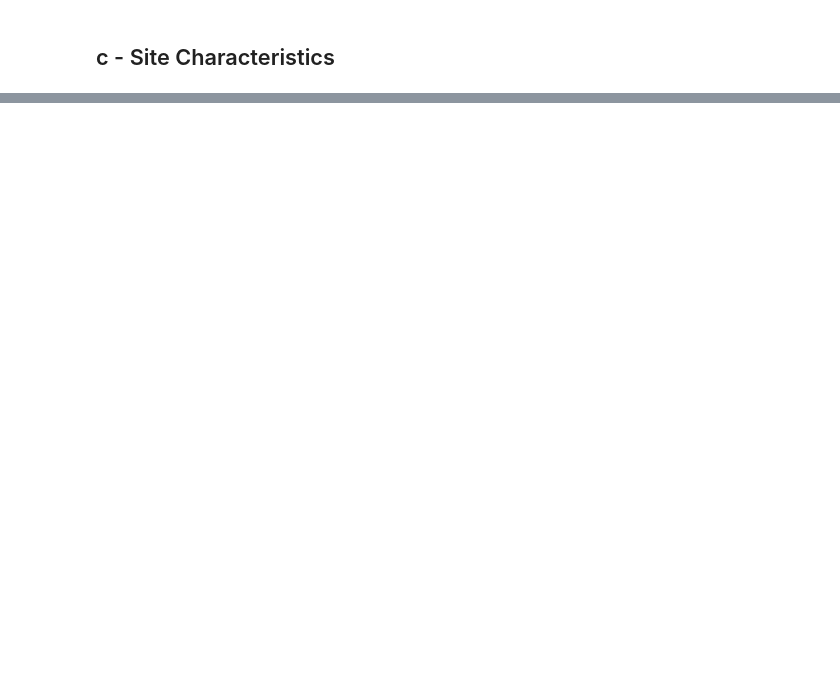
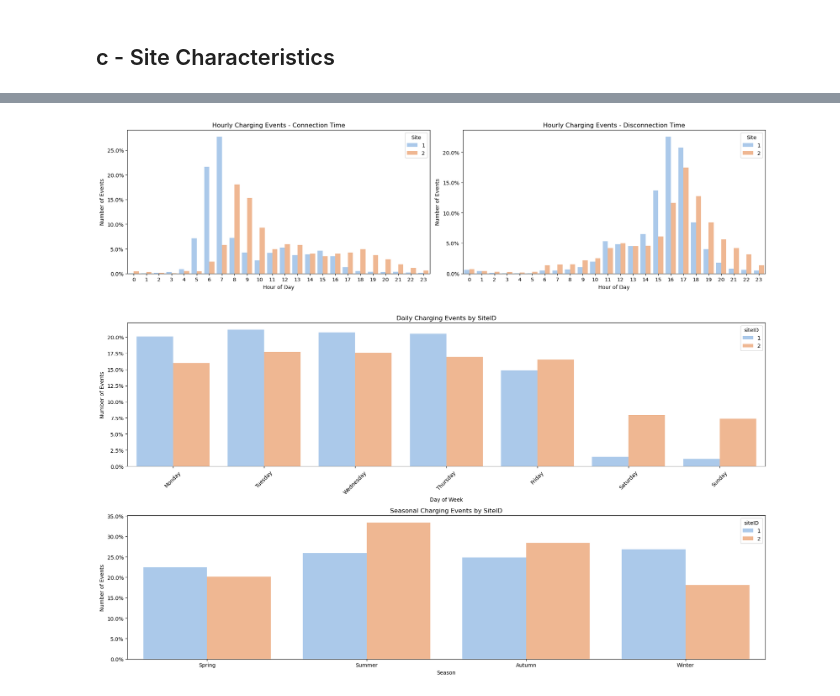
Before and after one commit to pmoll01/AA2024_Groupwork_DynamoData, a Jupyter notebook: Data_desc_analysis.ipynb, the cells around one changed output, grey strips where cells are left out. Cells and saved outputs as stored; diff of their text form; code cells hidden in the pictures; blank space fills up the shorter version.

```diff
--- a/Data_desc_analysis.ipynb
+++ b/Data_desc_analysis.ipynb
@@ -346,0 +421,68 @@ What the data suggestes:
+# %%
+# Berechne die Gesamtanzahl der Events pro Standort (siteID)
+total_events_site = charging_data_cleaned.groupby('siteID').size().reset_index(name='TotalEvents')
+
+# Berechne die relativen Werte für hourly_pattern_site
+hourly_pattern_site = charging_data_cleaned.groupby(['hourstart', 'siteID']).size().reset_index(name='Events')
+hourly_pattern_site = hourly_pattern_site.merge(total_events_site, on='siteID')
+hourly_pattern_site['RelativeEvents'] = hourly_pattern_site['Events'] / hourly_pattern_site['TotalEvents']
+
+# Berechne die relativen Werte für hourly_pattern_end_site
+hourly_pattern_end_site = charging_data_cleaned.groupby(['hourend', 'siteID']).size().reset_index(name='Events')
+hourly_pattern_end_site = hourly_pattern_end_site.merge(total_events_site, on='siteID')
+hourly_pattern_end_site['RelativeEvents'] = hourly_pattern_end_site['Events'] / hourly_pattern_end_site['TotalEvents']
+
+# Berechne die relativen Werte für daily_pattern_site
+daily_pattern_site = charging_data_cleaned.groupby(['day_of_week', 'siteID']).size().reset_index(name='Events')
+daily_pattern_site = daily_pattern_site.merge(total_events_site, on='siteID')
+daily_pattern_site['RelativeEvents'] = daily_pattern_site['Events'] / daily_pattern_site['TotalEvents']
+
+# Berechne die relativen Werte für seasonal_pattern_site
+seasonal_pattern_site = charging_data_cleaned.groupby(['season', 'siteID']).size().reset_index(name='Events')
+seasonal_pattern_site = seasonal_pattern_site.merge(total_events_site, on='siteID')
+seasonal_pattern_site['RelativeEvents'] = seasonal_pattern_site['Events'] / seasonal_pattern_site['TotalEvents']
+
+# Plot
+plt.figure(figsize=(18, 15))
+
+# First Plot: Hourly connetion and disconnection events for each siteID
+plt.subplot(3, 2, 1)
+sns.barplot(data=hourly_pattern_site, x='hourstart', y='RelativeEvents', hue='siteID', palette='pastel')
+plt.title('Hourly Charging Events - Connection Time')
+plt.xlabel('Hour of Day')
+plt.ylabel('Number of Events')
+plt.legend(title='SiteID', loc='upper right')
+plt.gca().yaxis.set_major_formatter(PercentFormatter(1))
+
+plt.subplot(3, 2, 2)
+sns.barplot(data=hourly_pattern_end_site, x='hourend', y='RelativeEvents', hue='siteID', palette='pastel')
+plt.title('Hourly Charging Events - Disconnection Time')
+plt.xlabel('Hour of Day')
+plt.ylabel('Number of Events')
+plt.legend(title='SiteID', loc='upper right')
+plt.gca().yaxis.set_major_formatter(PercentFormatter(1))
+
+# Secound Plot: Daily Charging Events for each siteID
+plt.subplot(3, 1, 2)
+sns.barplot(data=daily_pattern_site, x='day_of_week', y='RelativeEvents', hue='siteID', palette='pastel', order=day_order)
+plt.title('Daily Charging Events by SiteID')
+plt.xlabel('Day of Week')
+plt.ylabel('Number of Events')
+plt.xticks(rotation=45)
+plt.gca().yaxis.set_major_formatter(PercentFormatter(1))
+
+# Third Plot: Seasonal Charging Events for each siteID
+plt.subplot(3, 1, 3)
+sns.barplot(data=seasonal_pattern_site, x='season', y='RelativeEvents', hue='siteID', palette='pastel', order=month_order)
+plt.title('Seasonal Charging Events by SiteID')
+plt.xlabel('Season')
+plt.ylabel('Number of Events')
+plt.gca().yaxis.set_major_formatter(PercentFormatter(1))
+
+# Layout anpassen
+plt.tight_layout()
+plt.show()
+
+# Check data hole
+# %% [output]
+[figure, added]
```
Also changed, not shown: parts of 10 cells of this notebook.
